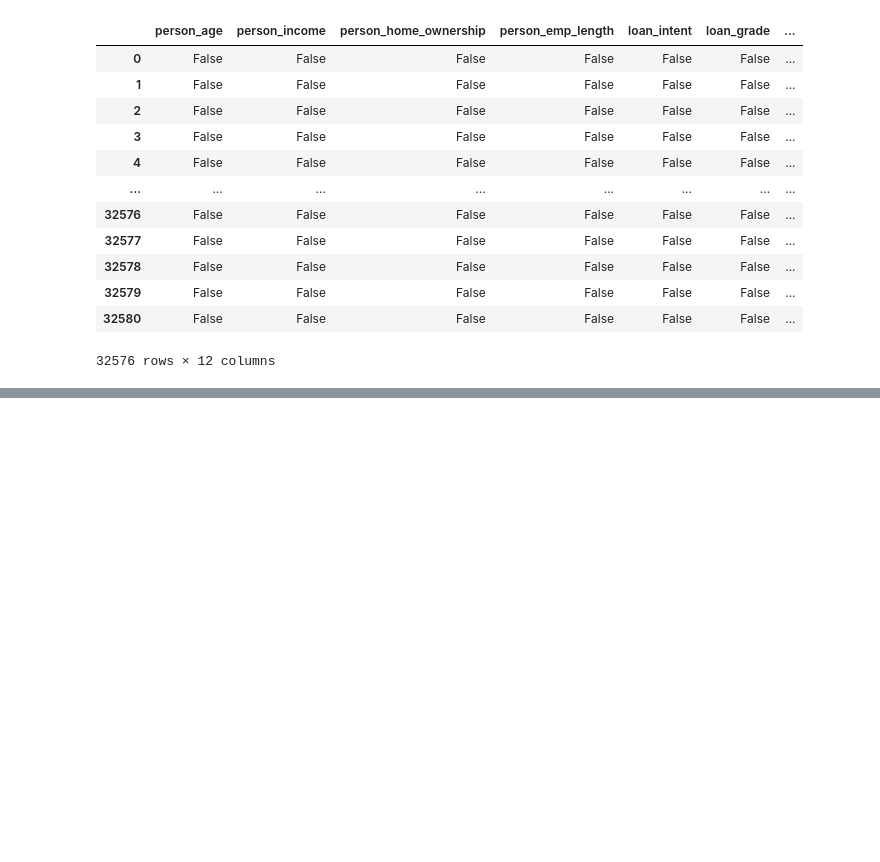
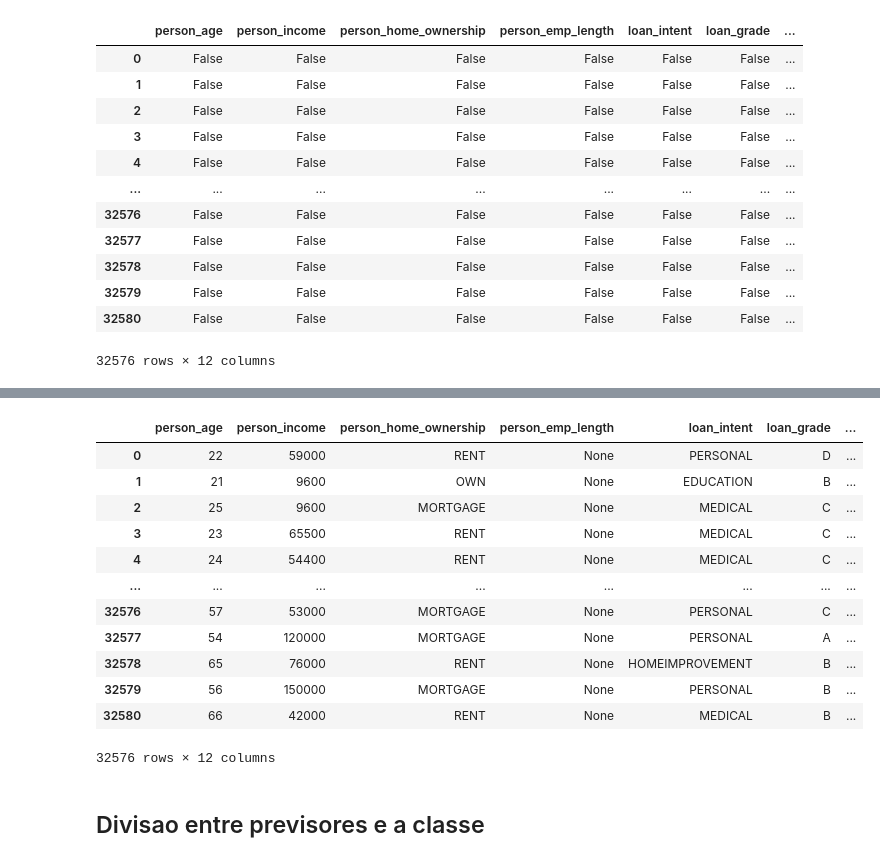
Before and after one commit to yodinhabanana/Python, a Jupyter notebook: m1.ipynb, the cells around one changed output, grey strips where cells are left out. Saved outputs shown, nothing was run; the diff lists cells and outputs as text; code cells hidden in the pictures; blank space fills up the shorter version.

```diff
--- a/m1.ipynb
+++ b/m1.ipynb
@@ -215,0 +236,4 @@ df.isnull() # verifica se falta algo ( nao falta nada )
+# %%
+
+df["loan_int_rate"] = df["loan_int_rate"].fillna(df["loan_int_rate"].mean(), inplace = True)
+df["person_emp_length"] = df["person_emp_length"].fillna(df["loan_int_rate"].mean(), inplace = True)
@@ -215,0 +253,18 @@ df.isnull() # verifica se falta algo ( nao falta nada )
+# %%
+df.loc[pd.isnull(df["loan_int_rate"])] ## nao há nada vazio mais lesgoo
+# %% [output]
+|  | person_age | person_income | person_home_ownership | person_emp_length | loan_intent | loan_grade | ... |
+| 0 | 22 | 59000 | RENT | None | PERSONAL | D | ... |
+| 1 | 21 | 9600 | OWN | None | EDUCATION | B | ... |
+| 2 | 25 | 9600 | MORTGAGE | None | MEDICAL | C | ... |
+| 3 | 23 | 65500 | RENT | None | MEDICAL | C | ... |
+| 4 | 24 | 54400 | RENT | None | MEDICAL | C | ... |
+| ... | ... | ... | ... | ... | ... | ... | ... |
+| 32576 | 57 | 53000 | MORTGAGE | None | PERSONAL | C | ... |
+| 32577 | 54 | 120000 | MORTGAGE | None | PERSONAL | A | ... |
+| 32578 | 65 | 76000 | RENT | None | HOMEIMPROVEMENT | B | ... |
+| 32579 | 56 | 150000 | MORTGAGE | None | PERSONAL | B | ... |
+| 32580 | 66 | 42000 | RENT | None | MEDICAL | B | ... |
+32576 rows × 12 columns
+# %% [markdown]
+## Divisao entre previsores e a classe
```
Also changed, not shown: parts of 13 cells of this notebook, 2 other files.
